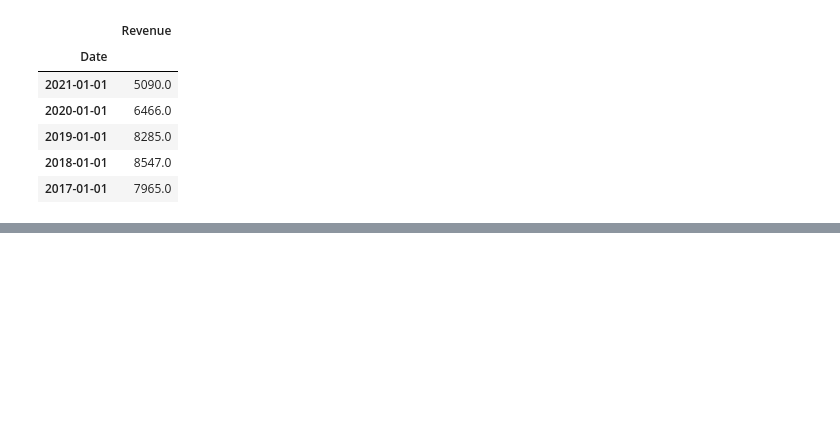
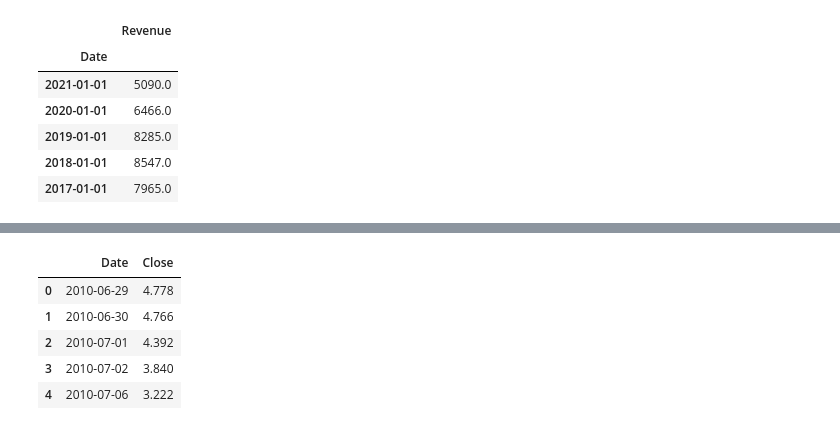
Before and after one commit to bahamalytixs/BahamaLytixs, a Jupyter notebook: HRolle_Proj_Python_Jupyter_Notebook2X.ipynb, the cells around one changed output, grey strips where cells are left out. Drawn from its saved outputs; the diff is of its cells as text; code cells hidden in the pictures; blank space fills up the shorter version.

```diff
--- a/HRolle_Proj_Python_Jupyter_Notebook2X.ipynb
+++ b/HRolle_Proj_Python_Jupyter_Notebook2X.ipynb
@@ -566,3 +565,12 @@ tesla_revCpy.reset_index(inplace=True)
+# %%
+tesla_stck2.head()
+# %% [output]
+|  | Date | Close |
+| 0 | 2010-06-29 | 4.778 |
+| 1 | 2010-06-30 | 4.766 |
+| 2 | 2010-07-01 | 4.392 |
+| 3 | 2010-07-02 | 3.840 |
+| 4 | 2010-07-06 | 3.222 |
 # %%
 make_graph(tesla_stck2, tesla_revCpy, 'Tesla Data')
 # %% [output]
```
Also changed, not shown: parts of 18 cells of this notebook.
